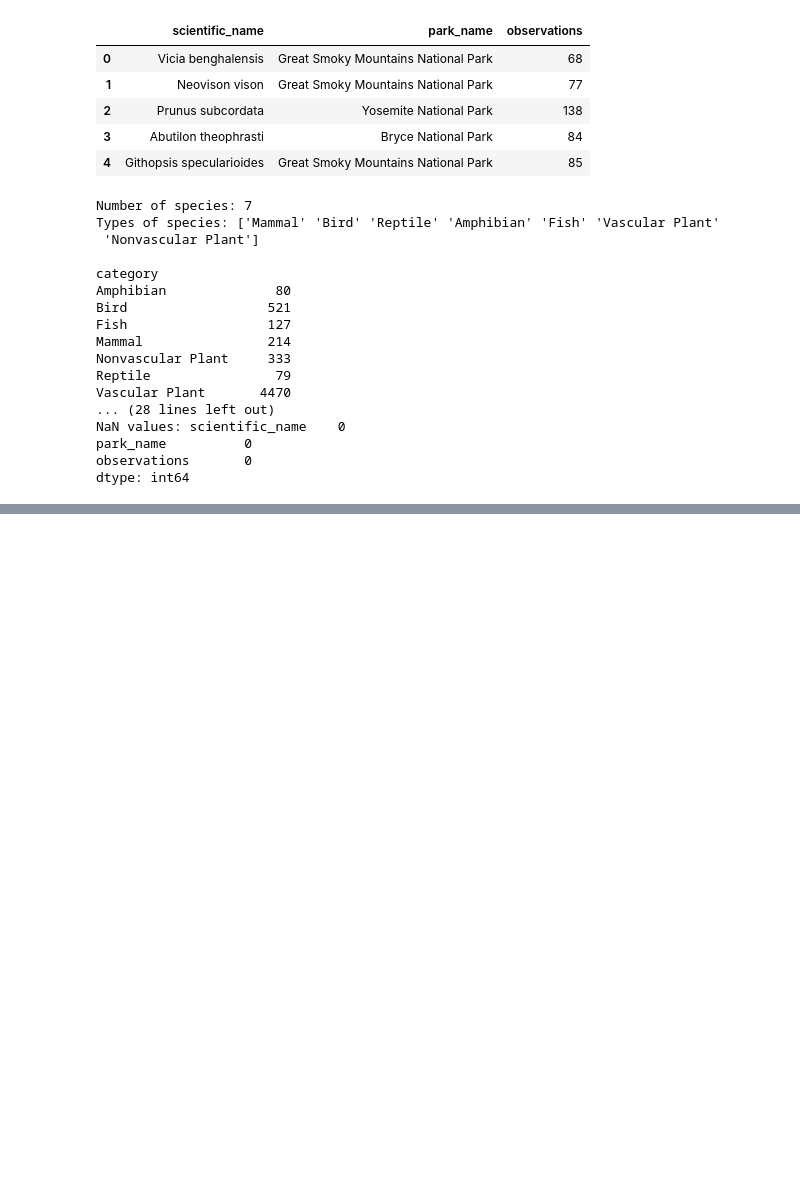
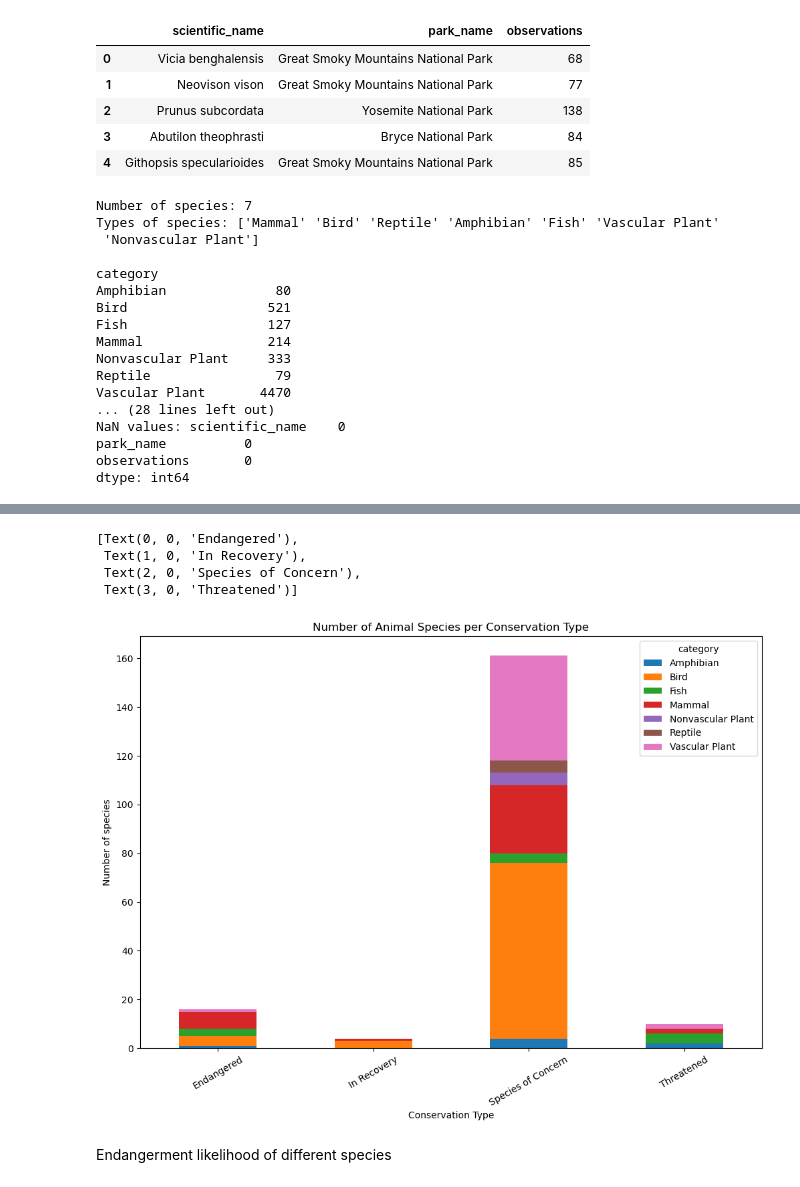
Before and after one commit to fatemehaa/DS-ML-Git-Projects, a Jupyter notebook: Biodiversity-Endangered-species/biodiversity.ipynb, the cells around one changed output, grey strips where cells are left out. Saved outputs shown, nothing was run; the diff lists cells and outputs as text; code cells hidden in the pictures; blank space fills up the shorter version.

```diff
--- a/Biodiversity-Endangered-species/biodiversity.ipynb
+++ b/Biodiversity-Endangered-species/biodiversity.ipynb
@@ -52,3 +55,7 @@ NaN values: scientific_name    0
 park_name          0
 observations       0
 dtype: int64
+# %%
+# fill NaN values in conservation status to 'No Interverntion'
+species.fillna('No Intervention', inplace=True)
+species.groupby('conservation_status').size()
@@ -54,0 +74,4 @@ dtype: int64
+# %%
+conservationDistribution = species[species.conservation_status != "No Intervention"]\
+    .groupby(['conservation_status', 'category'])['scientific_name'].count().unstack()
+conservationDistribution
@@ -54,0 +85,15 @@ dtype: int64
+# %%
+f, ax = plt.subplots(figsize=(12, 8))
+conservationDistribution.plot(kind='bar', stacked=True, ax=ax)
+ax.set_xlabel('Conservation Type')
+ax.set_ylabel('Number of species')
+ax.set_title('Number of Animal Species per Conservation Type')
+ax.set_xticklabels(['Endangered', 'In Recovery', 'Species of Concern', 'Threatened'], rotation=30)
+# %% [output]
+[Text(0, 0, 'Endangered'),
+ Text(1, 0, 'In Recovery'),
+ Text(2, 0, 'Species of Concern'),
+ Text(3, 0, 'Threatened')]
+[figure, added]
+# %% [markdown]
+Endangerment likelihood of different species
```
Also changed, not shown: parts of 19 cells of this notebook.
